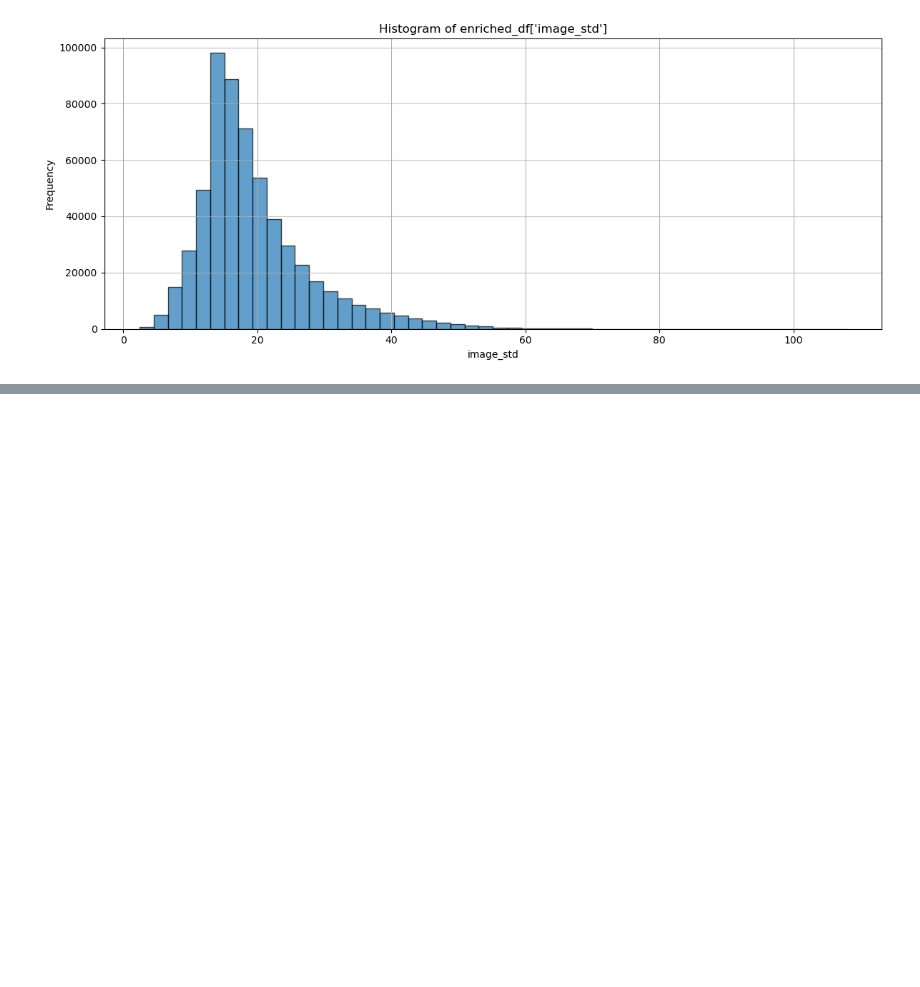
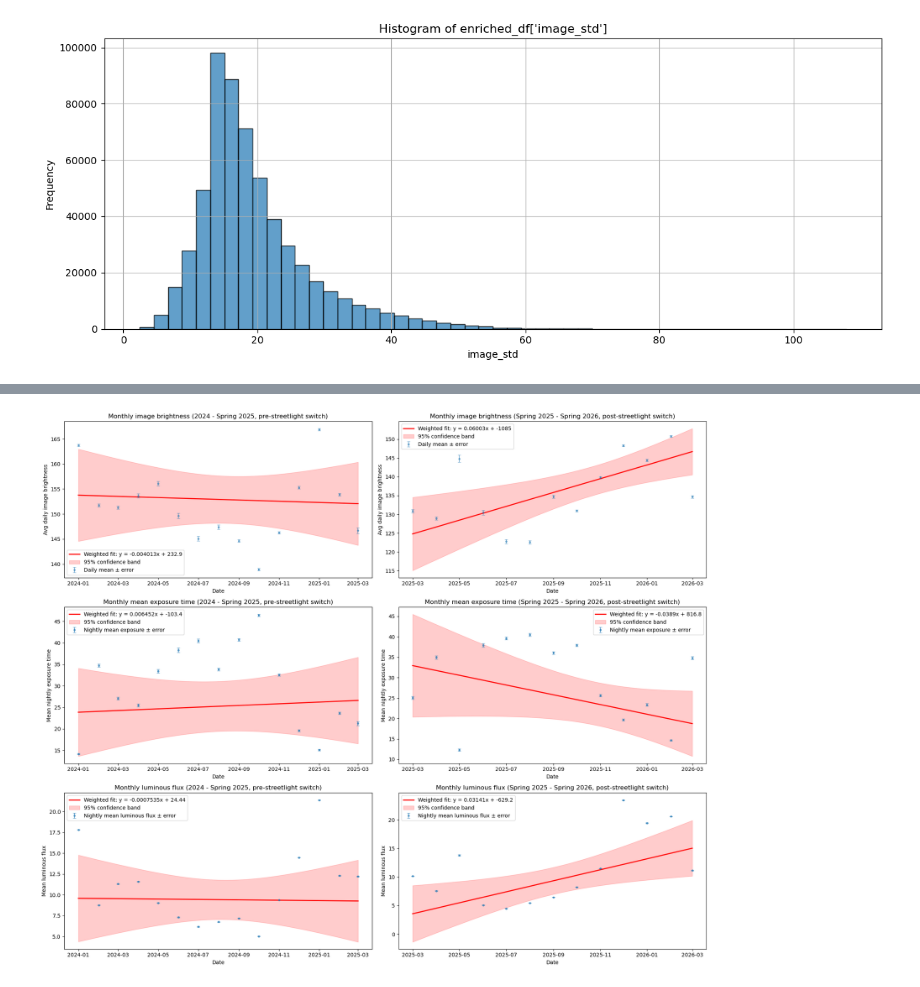
Before and after one commit to jfreuden/allsky-light-pollution, a Jupyter notebook: notebooks/exploratory/full-range-enriched.ipynb, the cells around one changed output, grey strips where cells are left out. Saved outputs shown, nothing was run; the diff lists cells and outputs as text; code cells hidden in the pictures; blank space fills up the shorter version.

```diff
--- a/notebooks/exploratory/full-range-enriched.ipynb
+++ b/notebooks/exploratory/full-range-enriched.ipynb
@@ -420,0 +361,4 @@ plot_luminous_flux(postswitch_highfilter_df, "Filtered, post-streetlight switch"
+# %%
+plot_graph(period="M")
+# %% [output]
+[figure, added]
```
Also changed, not shown: parts of 10 cells of this notebook.
